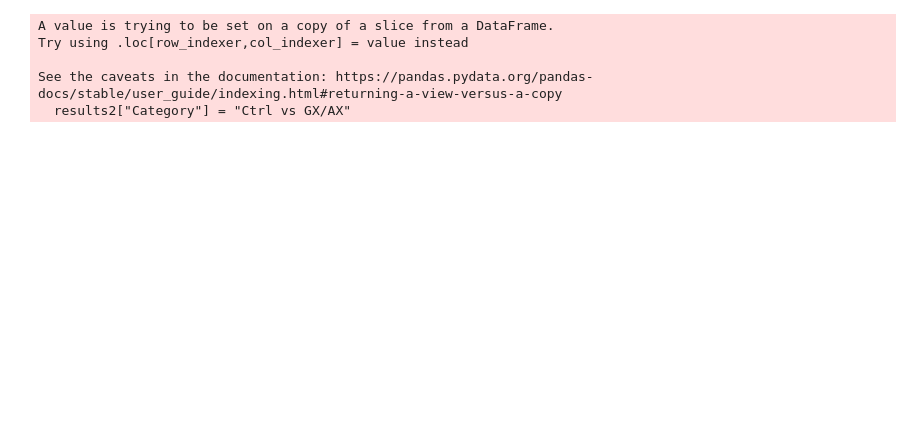
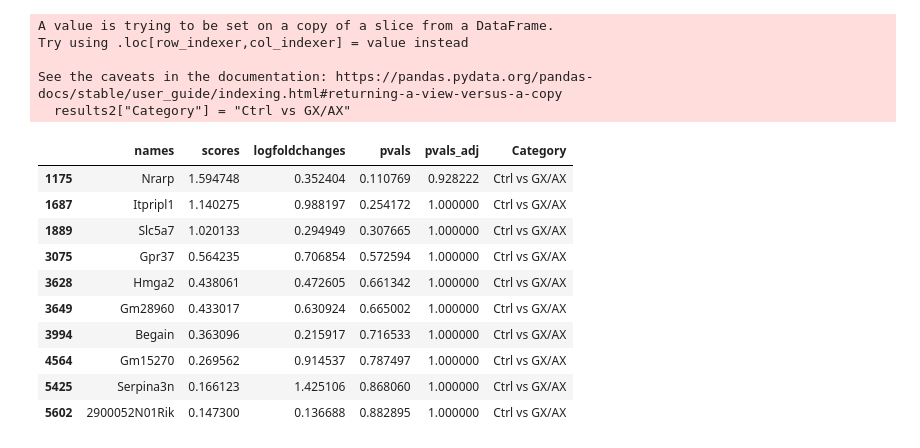
Before and after one commit to Andoniadou-Lab/consensus_pituitary_atlas, a Jupyter notebook: Fig_3/gonadectomy.ipynb, the cells around one changed output. Drawn from its saved outputs; the diff is of its cells as text; code cells hidden in the pictures; blank space fills up the shorter version.

```diff
--- a/Fig_3/gonadectomy.ipynb
+++ b/Fig_3/gonadectomy.ipynb
@@ -240,15 +259,27 @@ See the caveats in the documentation: https://pandas.pydata.org/pandas-docs/stab
 # %%
 wt_gx_object = adatas[0].concatenate(adatas[2])
 sc.tl.rank_genes_groups(wt_gx_object, 'batch', method='wilcoxon')
 results = sc.get.rank_genes_groups_df(wt_gx_object, group='1')
 results2 = results[results['names'].isin(sex_biased_df['gene'])]
 #results2 = results2[results2['pvals_adj'] < 0.05]
 results2["Category"] = "Ctrl vs GX/AX"
+results2.head(10)
 # %% [output]
 A value is trying to be set on a copy of a slice from a DataFrame.
 Try using .loc[row_indexer,col_indexer] = value instead
 
 See the caveats in the documentation: https://pandas.pydata.org/pandas-docs/stable/user_guide/indexing.html#returning-a-view-versus-a-copy
   results2["Category"] = "Ctrl vs GX/AX"
+|  | names | scores | logfoldchanges | pvals | pvals_adj | Category |
+| 1175 | Nrarp | 1.594748 | 0.352404 | 0.110769 | 0.928222 | Ctrl vs GX/AX |
+| 1687 | Itpripl1 | 1.140275 | 0.988197 | 0.254172 | 1.000000 | Ctrl vs GX/AX |
+| 1889 | Slc5a7 | 1.020133 | 0.294949 | 0.307665 | 1.000000 | Ctrl vs GX/AX |
+| 3075 | Gpr37 | 0.564235 | 0.706854 | 0.572594 | 1.000000 | Ctrl vs GX/AX |
+| 3628 | Hmga2 | 0.438061 | 0.472605 | 0.661342 | 1.000000 | Ctrl vs GX/AX |
+| 3649 | Gm28960 | 0.433017 | 0.630924 | 0.665002 | 1.000000 | Ctrl vs GX/AX |
+| 3994 | Begain | 0.363096 | 0.215917 | 0.716533 | 1.000000 | Ctrl vs GX/AX |
+| 4564 | Gm15270 | 0.269562 | 0.914537 | 0.787497 | 1.000000 | Ctrl vs GX/AX |
+| 5425 | Serpina3n | 0.166123 | 1.425106 | 0.868060 | 1.000000 | Ctrl vs GX/AX |
+| 5602 | 2900052N01Rik | 0.147300 | 0.136688 | 0.882895 | 1.000000 | Ctrl vs GX/AX |
 # %%
 combined_df = pd.concat([results1, results2])
```
Also changed, not shown: parts of 12 cells of this notebook, 49 other files.
